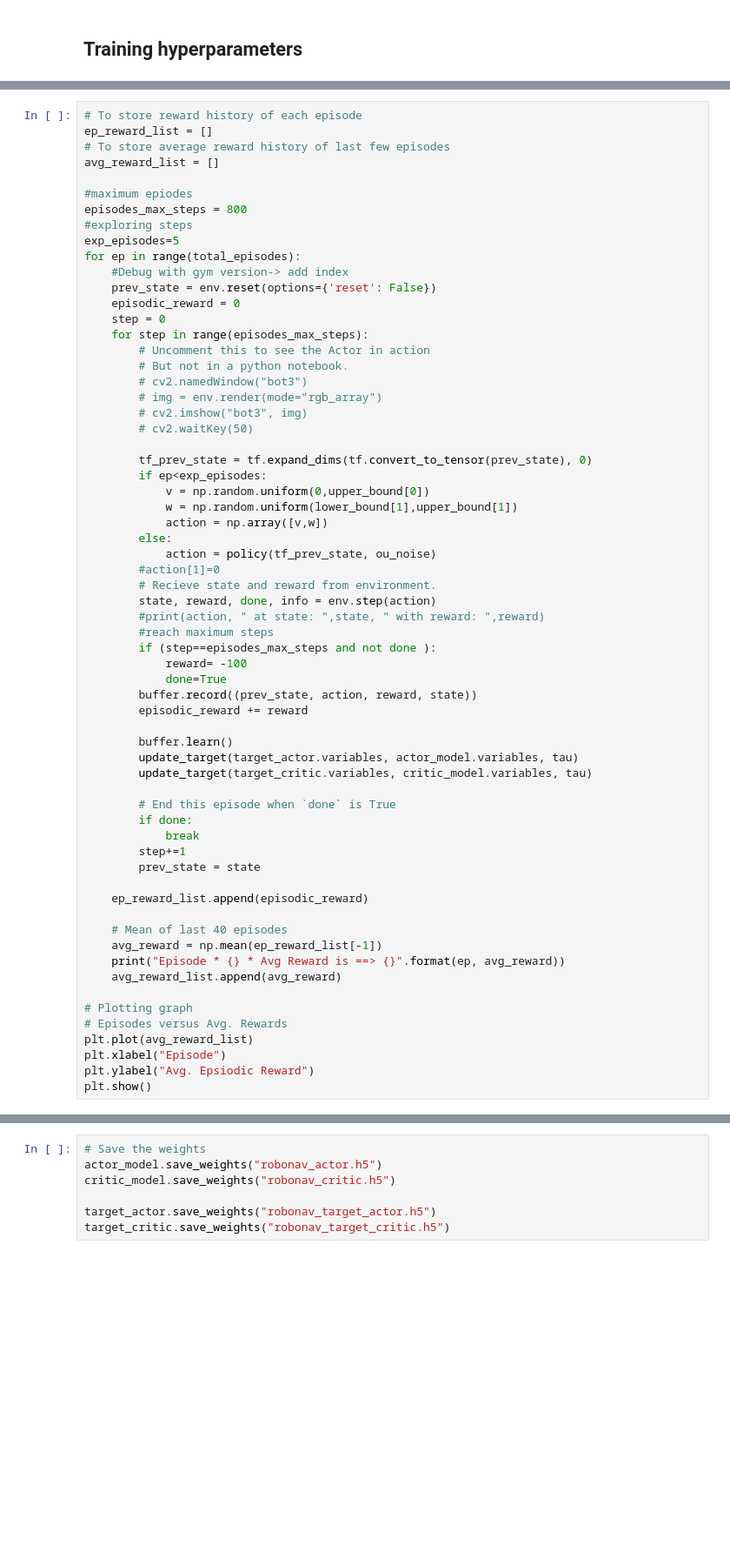
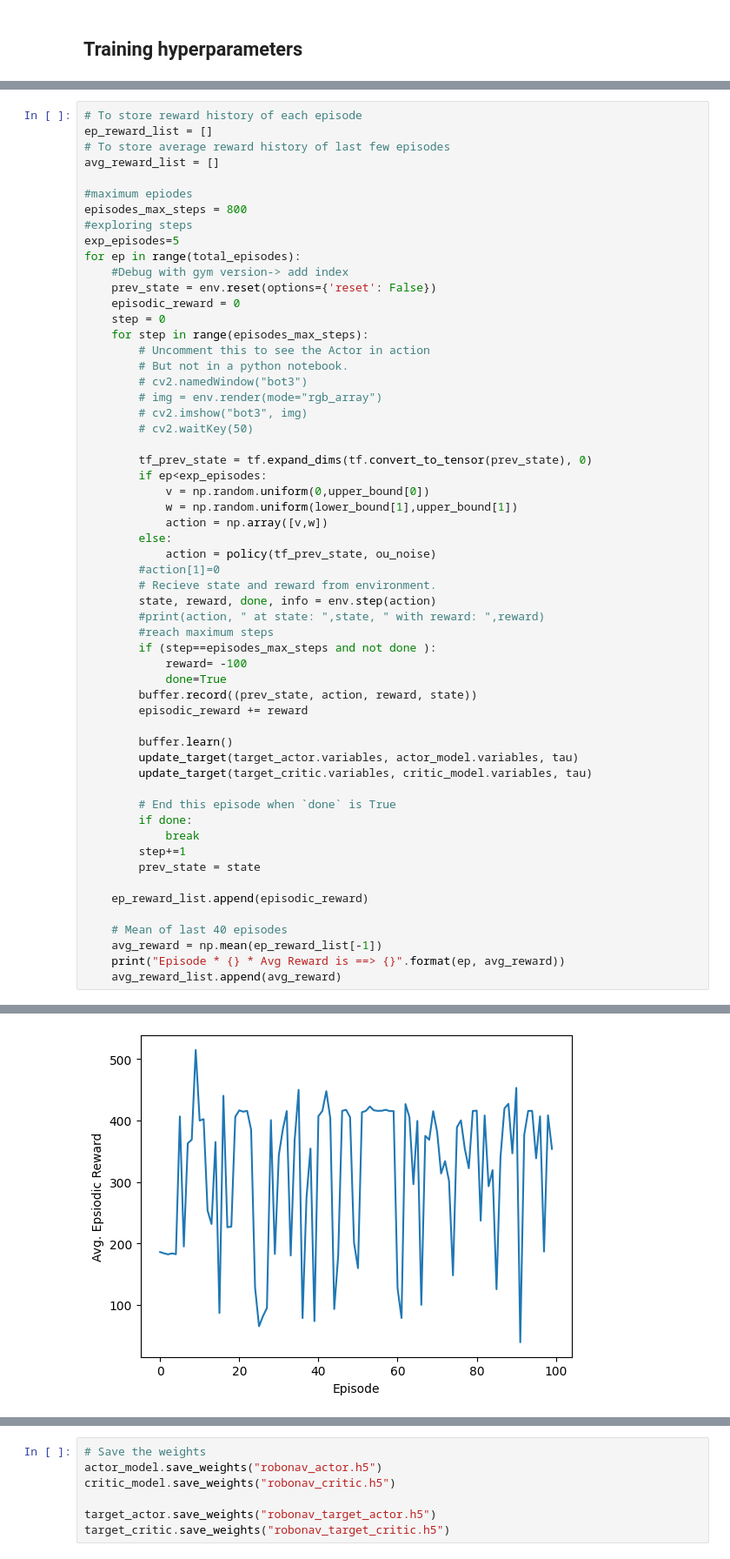
Before and after one commit to Reinforcement-Learning-F22/RobotNavigation, a Jupyter notebook: RoboNav_DDPG.ipynb, the cells around one changed output, grey strips where cells are left out. Shown: that part at 87% size. Saved outputs shown, nothing was run; the diff lists cells and outputs as text; blank space fills up the shorter version.

```diff
--- a/RoboNav_DDPG.ipynb
+++ b/RoboNav_DDPG.ipynb
@@ -417,11 +328,4 @@ for ep in range(total_episodes):
     avg_reward = np.mean(ep_reward_list[-1])
     print("Episode * {} * Avg Reward is ==> {}".format(ep, avg_reward))
     avg_reward_list.append(avg_reward)
-
-# Plotting graph
-# Episodes versus Avg. Rewards
-plt.plot(avg_reward_list)
-plt.xlabel("Episode")
-plt.ylabel("Avg. Epsiodic Reward")
-plt.show()
 # %% [output]
@@ -445,0 +349 @@ KeyboardInterrupt:
+[figure, added]
```
Also changed, not shown: parts of 21 cells of this notebook.
